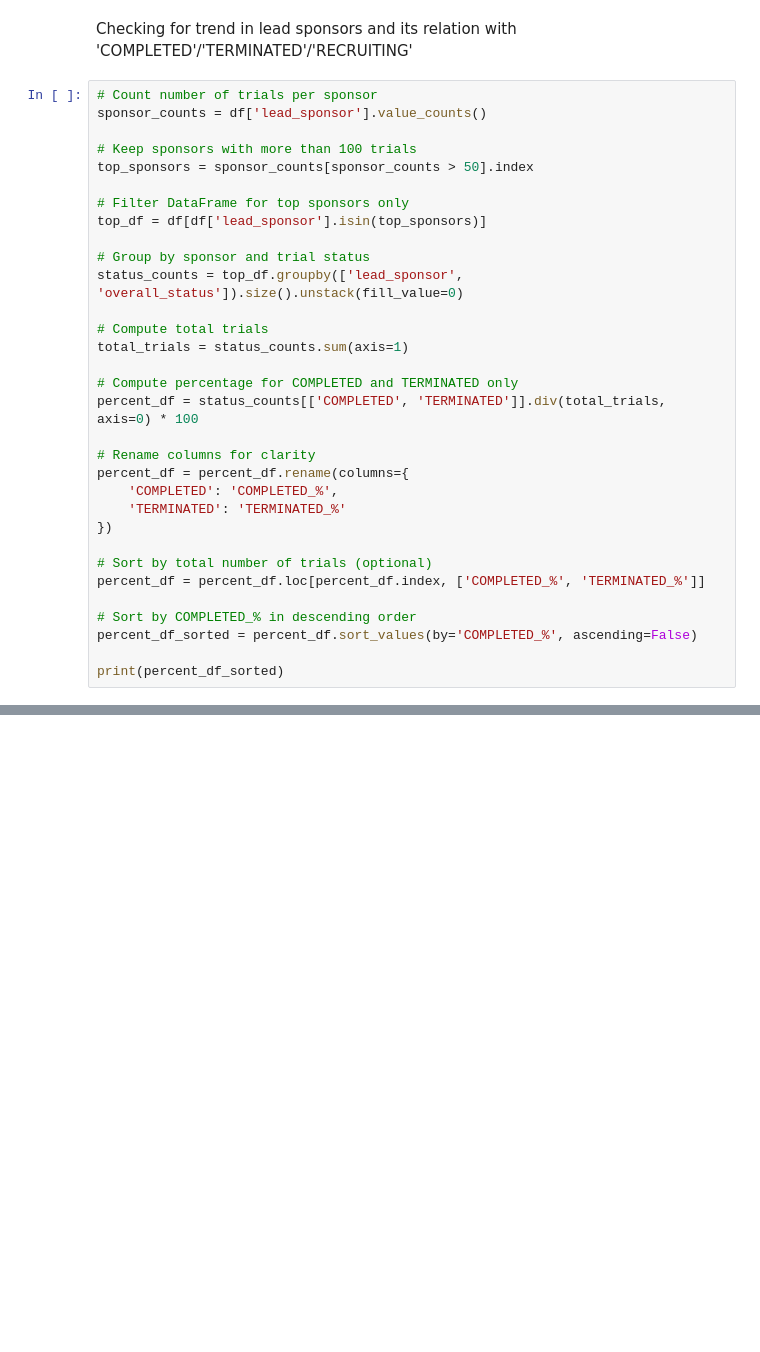
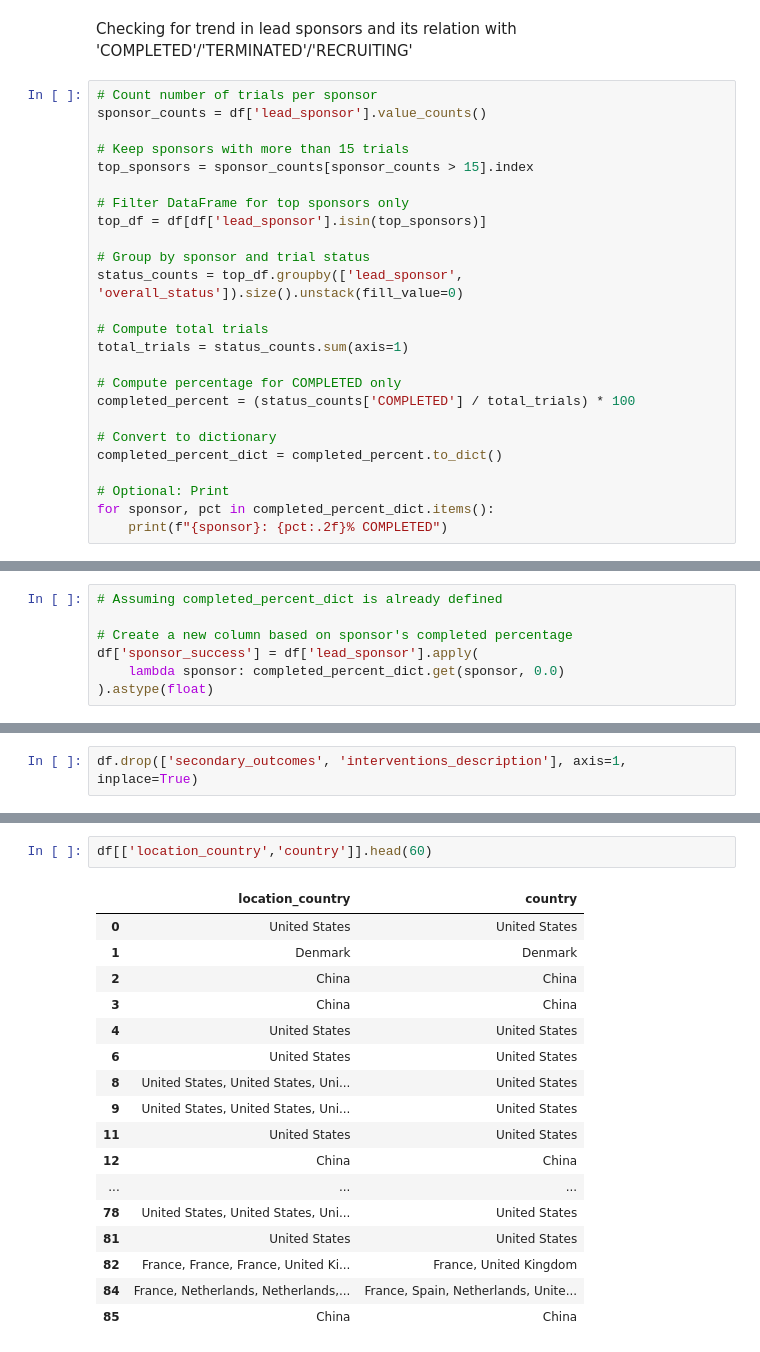
Before and after one commit to HaiderABB/clinical-trials-analysis, a Jupyter notebook: src/clinical-trials.ipynb, the cells around one changed output, grey strips where cells are left out. Drawn from its saved outputs; the diff is of its cells as text; blank space fills up the shorter version.

```diff
--- a/src/clinical-trials.ipynb
+++ b/src/clinical-trials.ipynb
@@ -1070,8 +1046,8 @@ Checking for trend in lead sponsors and its relation with 'COMPLETED'/'TERMINATE
 # Count number of trials per sponsor
 sponsor_counts = df['lead_sponsor'].value_counts()
 
-# Keep sponsors with more than 100 trials
-top_sponsors = sponsor_counts[sponsor_counts > 50].index
+# Keep sponsors with more than 15 trials
+top_sponsors = sponsor_counts[sponsor_counts > 15].index
 
 # Filter DataFrame for top sponsors only
 top_df = df[df['lead_sponsor'].isin(top_sponsors)]
@@ -1082,20 +1058,13 @@ status_counts = top_df.groupby(['lead_sponsor', 'overall_status']).size().unstac
 # Compute total trials
 total_trials = status_counts.sum(axis=1)
 
-# Compute percentage for COMPLETED and TERMINATED only
-percent_df = status_counts[['COMPLETED', 'TERMINATED']].div(total_trials, axis=0) * 100
+# Compute percentage for COMPLETED only
+completed_percent = (status_counts['COMPLETED'] / total_trials) * 100
 
-# Rename columns for clarity
-percent_df = percent_df.rename(columns={
-    'COMPLETED': 'COMPLETED_%',
-    'TERMINATED': 'TERMINATED_%'
-})
+# Convert to dictionary
+completed_percent_dict = completed_percent.to_dict()
 
-# Sort by total number of trials (optional)
-percent_df = percent_df.loc[percent_df.index, ['COMPLETED_%', 'TERMINATED_%']]
-
-# Sort by COMPLETED_% in descending order
-percent_df_sorted = percent_df.sort_values(by='COMPLETED_%', ascending=False)
-
-print(percent_df_sorted)
+# Optional: Print
+for sponsor, pct in completed_percent_dict.items():
+    print(f"{sponsor}: {pct:.2f}% COMPLETED")
 # %% [output]
@@ -1121,0 +1129,7 @@ print(recruiting_count)
+# %%
+# Assuming completed_percent_dict is already defined
+
+# Create a new column based on sponsor's completed percentage
+df['sponsor_success'] = df['lead_sponsor'].apply(
+    lambda sponsor: completed_percent_dict.get(sponsor, 0.0)
+).astype(float)
@@ -1121,0 +1206,2 @@ print(recruiting_count)
+# %%
+df.drop(['secondary_outcomes', 'interventions_description'], axis=1, inplace=True)
@@ -1121,0 +1380,20 @@ print(recruiting_count)
+# %%
+df[['location_country','country']].head(60)
+# %% [output]
+|  | location_country | country |
+| 0 | United States | United States |
+| 1 | Denmark | Denmark |
+| 2 | China | China |
+| 3 | China | China |
+| 4 | United States | United States |
+| 6 | United States | United States |
+| 8 | United States, United States, Uni... | United States |
+| 9 | United States, United States, Uni... | United States |
+| 11 | United States | United States |
+| 12 | China | China |
+| ... | ... | ... |
+| 78 | United States, United States, Uni... | United States |
+| 81 | United States | United States |
+| 82 | France, France, France, United Ki... | France, United Kingdom |
+| 84 | France, Netherlands, Netherlands,... | France, Spain, Netherlands, Unite... |
+| 85 | China | China |
```
Also changed, not shown: parts of 57 cells of this notebook.
